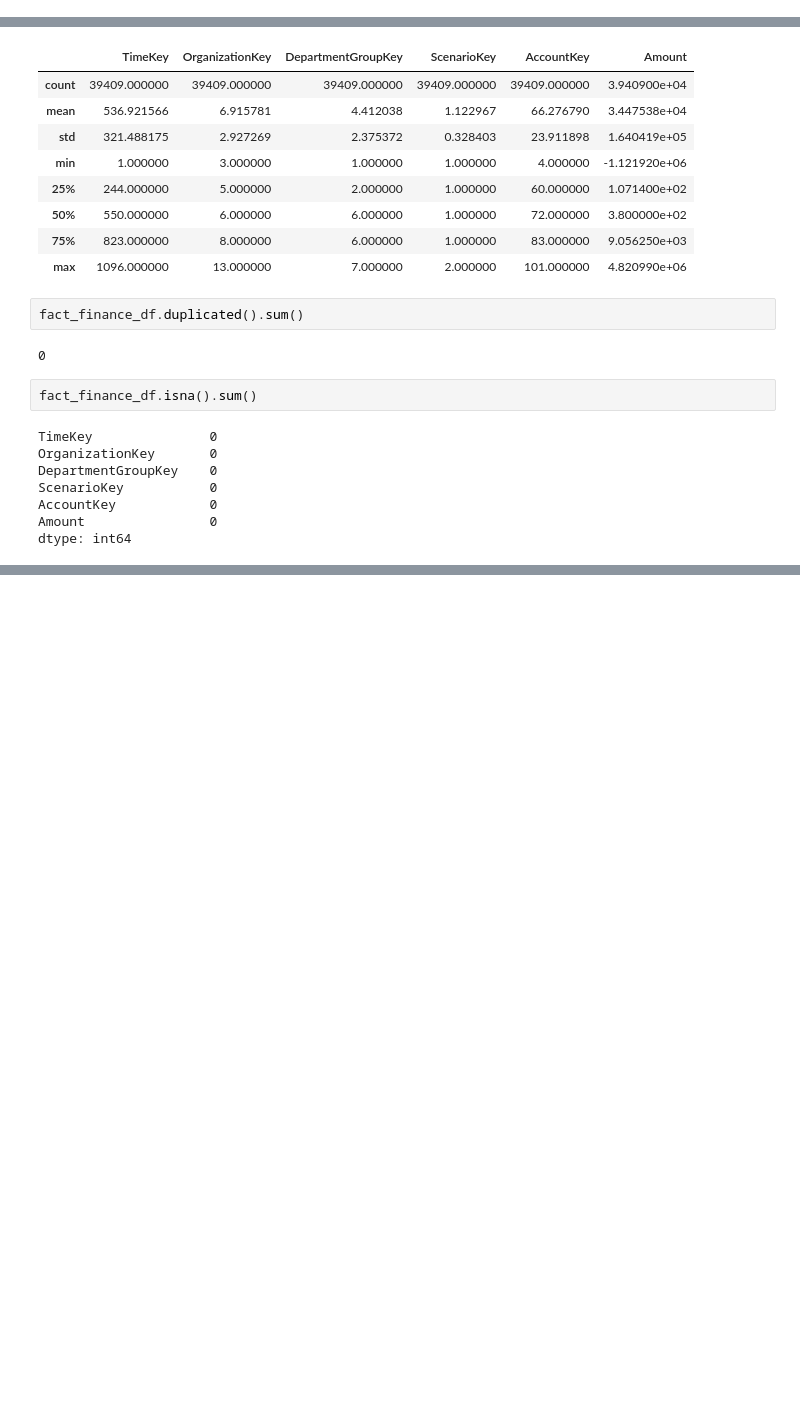
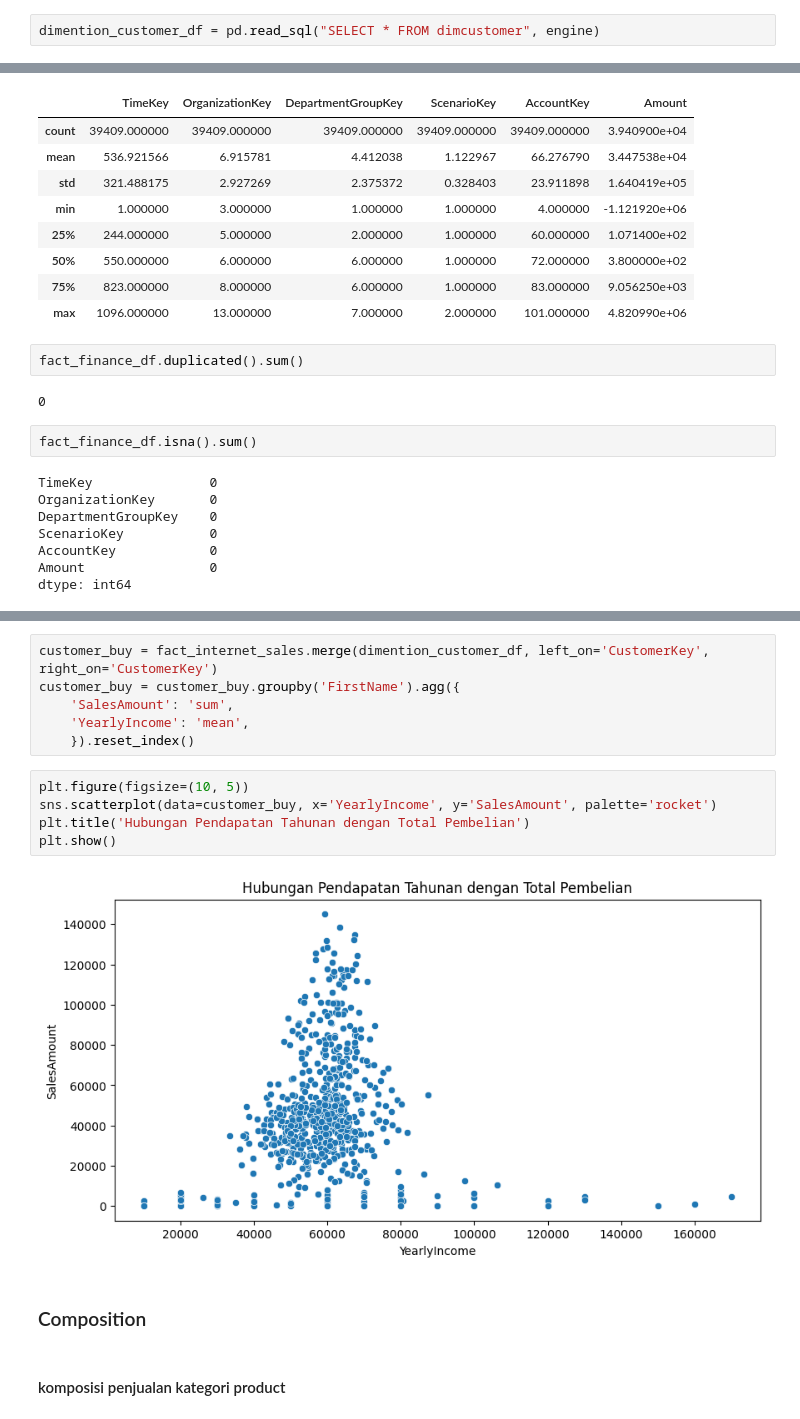
Before and after one commit to Rizukaf-id/UAS-VISUALISASI-DATA, a Jupyter notebook: notebook.ipynb, the cells around one changed output, grey strips where cells are left out. Cells and saved outputs as stored; diff of their text form; blank space fills up the shorter version.

```diff
--- a/notebook.ipynb
+++ b/notebook.ipynb
@@ -108,6 +108,8 @@ dimention_promotion_df.head()
 | 2 | 3 | 3 | Volume Discount 15 to 24 | Descuento por volumen (entre 15 y... | Remise sur quantité (de 15 à 24) | ... |
 | 3 | 4 | 4 | Volume Discount 25 to 40 | Descuento por volumen (entre 25 y... | Remise sur quantité (de 25 à 40) | ... |
 | 4 | 5 | 5 | Volume Discount 41 to 60 | Descuento por volumen (entre 41 y... | Remise sur quantité (de 41 à 60) | ... |
+# %%
+dimention_customer_df = pd.read_sql("SELECT * FROM dimcustomer", engine)
 # %% [markdown]
 ## Assess Data
 # %%
@@ -158,0 +208,17 @@ dtype: int64
+# %%
+customer_buy = fact_internet_sales.merge(dimention_customer_df, left_on='CustomerKey', right_on='CustomerKey')
+customer_buy = customer_buy.groupby('FirstName').agg({
+    'SalesAmount': 'sum',
+    'YearlyIncome': 'mean',
+    }).reset_index()
+# %%
+plt.figure(figsize=(10, 5))
+sns.scatterplot(data=customer_buy, x='YearlyIncome', y='SalesAmount', palette='rocket')
+plt.title('Hubungan Pendapatan Tahunan dengan Total Pembelian')
+plt.show()
+# %% [output]
+[figure, added]
+# %% [markdown]
+### Composition
+# %% [markdown]
+#### komposisi penjualan kategori product
```
Also changed, not shown: parts of 19 cells of this notebook, 16 other files.
